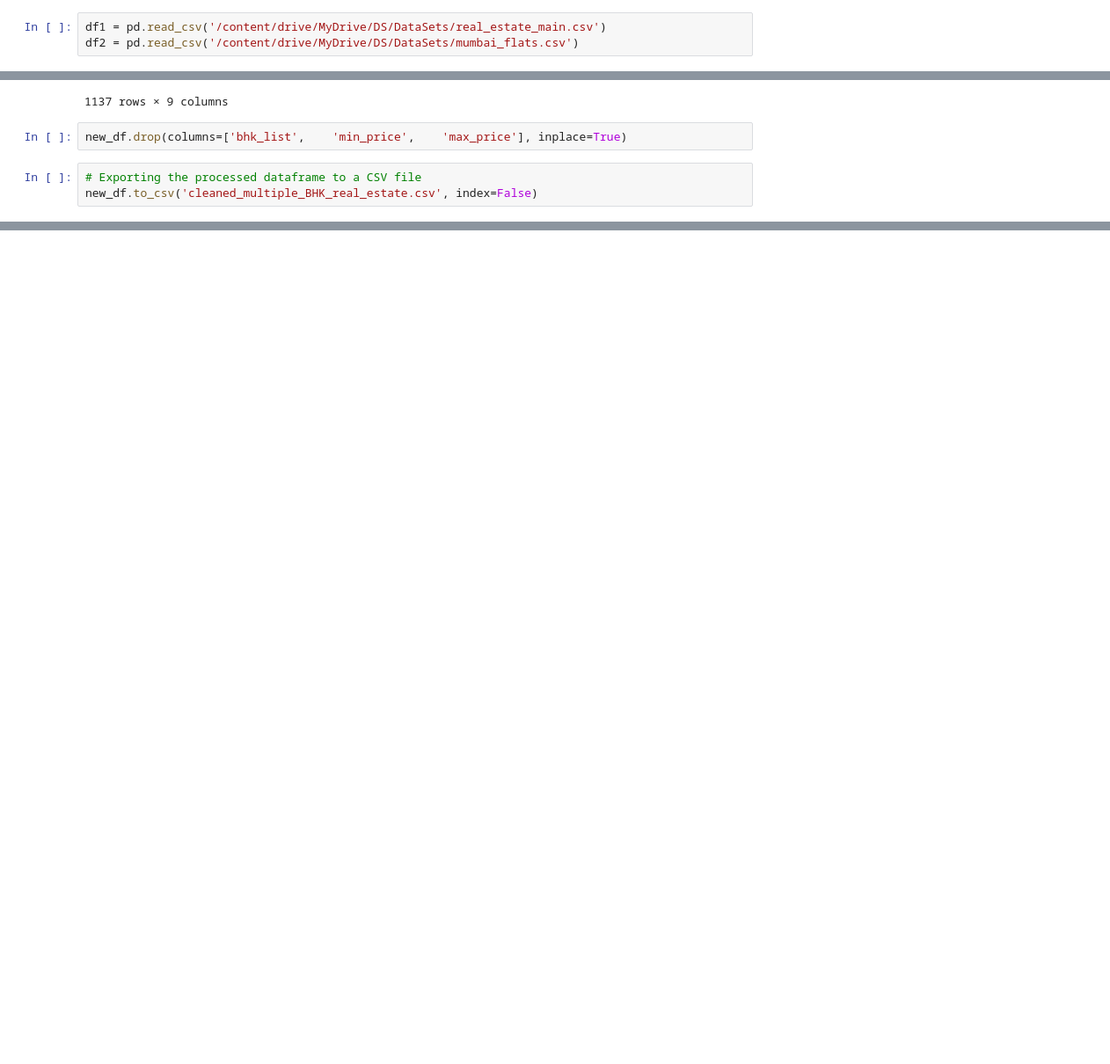
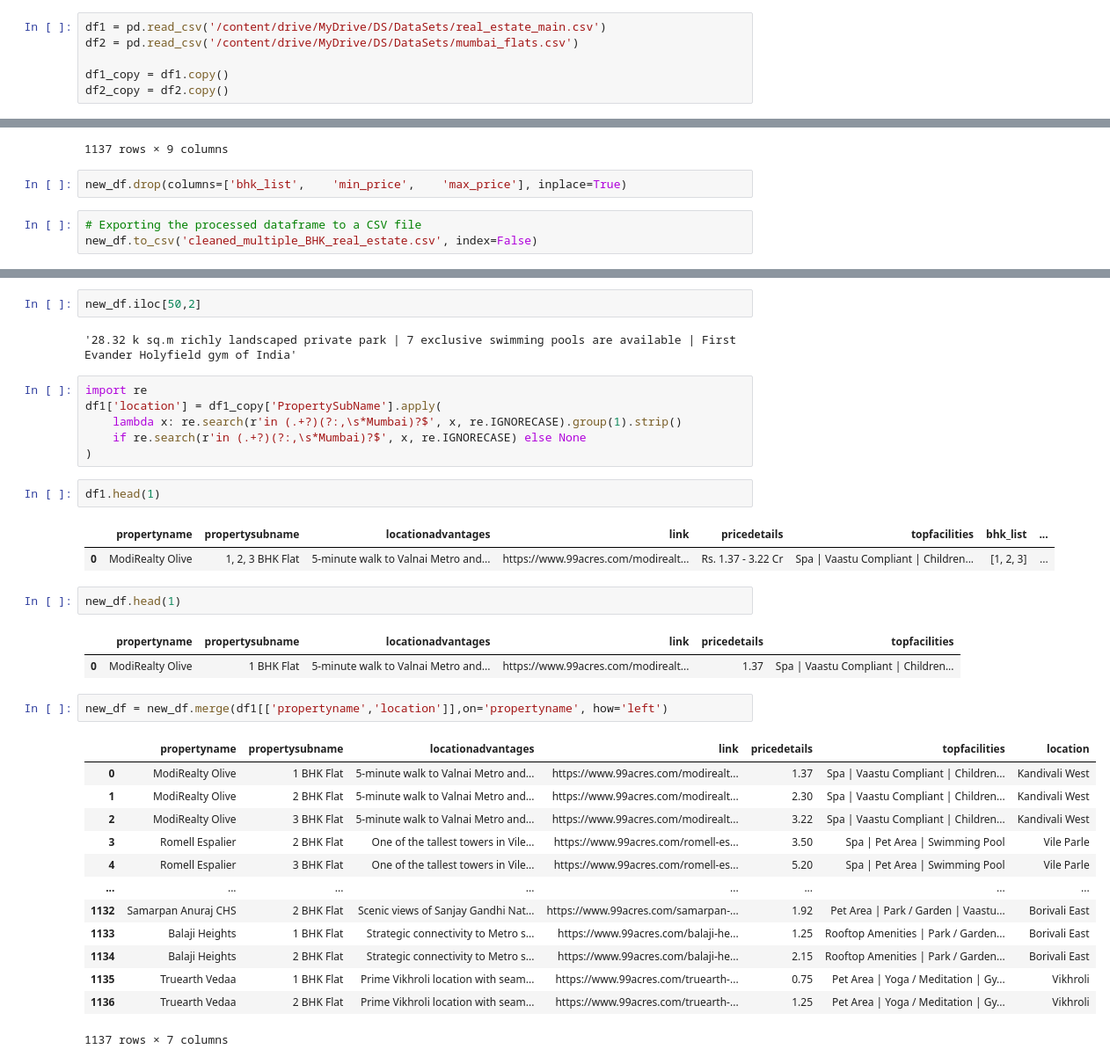
Before and after one commit to ShlokBagwe/Realytics-End-to-End-Real-Estate-Intelligence-Platform, a Jupyter notebook: Real_Estate_Data_Merge.ipynb, the cells around one changed output, grey strips where cells are left out. Shown at 88% size. Cells and saved outputs as stored; diff of their text form; blank space fills up the shorter version.

Commit message:
Added location column to the new_df

```diff
--- a/Real_Estate_Data_Merge.ipynb
+++ b/Real_Estate_Data_Merge.ipynb
@@ -6,6 +6,9 @@ import seaborn as sns
 # %%
 df1 = pd.read_csv('/content/drive/MyDrive/DS/DataSets/real_estate_main.csv')
 df2 = pd.read_csv('/content/drive/MyDrive/DS/DataSets/mumbai_flats.csv')
+
+df1_copy = df1.copy()
+df2_copy = df2.copy()
 # %%
 df1.head()
 # %% [output]
@@ -179,0 +206,36 @@ new_df.to_csv('cleaned_multiple_BHK_real_estate.csv', index=False)
+# %%
+new_df.iloc[50,2]
+# %% [output]
+'28.32 k sq.m richly landscaped private park | 7 exclusive swimming pools are available | First Evander Holyfield gym of India'
+# %%
+import re
+df1['location'] = df1_copy['PropertySubName'].apply(
+    lambda x: re.search(r'in (.+?)(?:,\s*Mumbai)?$', x, re.IGNORECASE).group(1).strip()
+    if re.search(r'in (.+?)(?:,\s*Mumbai)?$', x, re.IGNORECASE) else None
+)
+# %%
+df1.head(1)
+# %% [output]
+|  | propertyname | propertysubname | locationadvantages | link | pricedetails | topfacilities | bhk_list | ... |
+| 0 | ModiRealty Olive | 1, 2, 3 BHK Flat | 5-minute walk to Valnai Metro and... | https://www.99acres.com/modirealt... | Rs. 1.37 - 3.22 Cr | Spa | Vaastu Compliant | Children... | [1, 2, 3] | ... |
+# %%
+new_df.head(1)
+# %% [output]
+|  | propertyname | propertysubname | locationadvantages | link | pricedetails | topfacilities |
+| 0 | ModiRealty Olive | 1 BHK Flat | 5-minute walk to Valnai Metro and... | https://www.99acres.com/modirealt... | 1.37 | Spa | Vaastu Compliant | Children... |
+# %%
+new_df = new_df.merge(df1[['propertyname','location']],on='propertyname', how='left')
+# %% [output]
+|  | propertyname | propertysubname | locationadvantages | link | pricedetails | topfacilities | location |
+| 0 | ModiRealty Olive | 1 BHK Flat | 5-minute walk to Valnai Metro and... | https://www.99acres.com/modirealt... | 1.37 | Spa | Vaastu Compliant | Children... | Kandivali West |
+| 1 | ModiRealty Olive | 2 BHK Flat | 5-minute walk to Valnai Metro and... | https://www.99acres.com/modirealt... | 2.30 | Spa | Vaastu Compliant | Children... | Kandivali West |
+| 2 | ModiRealty Olive | 3 BHK Flat | 5-minute walk to Valnai Metro and... | https://www.99acres.com/modirealt... | 3.22 | Spa | Vaastu Compliant | Children... | Kandivali West |
+| 3 | Romell Espalier | 2 BHK Flat | One of the tallest towers in Vile... | https://www.99acres.com/romell-es... | 3.50 | Spa | Pet Area | Swimming Pool | Vile Parle |
+| 4 | Romell Espalier | 3 BHK Flat | One of the tallest towers in Vile... | https://www.99acres.com/romell-es... | 5.20 | Spa | Pet Area | Swimming Pool | Vile Parle |
+| ... | ... | ... | ... | ... | ... | ... | ... |
+| 1132 | Samarpan Anuraj CHS | 2 BHK Flat | Scenic views of Sanjay Gandhi Nat... | https://www.99acres.com/samarpan-... | 1.92 | Pet Area | Park / Garden | Vaastu... | Borivali East |
+| 1133 | Balaji Heights | 1 BHK Flat | Strategic connectivity to Metro s... | https://www.99acres.com/balaji-he... | 1.25 | Rooftop Amenities | Park / Garden... | Borivali East |
+| 1134 | Balaji Heights | 2 BHK Flat | Strategic connectivity to Metro s... | https://www.99acres.com/balaji-he... | 2.15 | Rooftop Amenities | Park / Garden... | Borivali East |
+| 1135 | Truearth Vedaa | 1 BHK Flat | Prime Vikhroli location with seam... | https://www.99acres.com/truearth-... | 0.75 | Pet Area | Yoga / Meditation | Gy... | Vikhroli |
+| 1136 | Truearth Vedaa | 2 BHK Flat | Prime Vikhroli location with seam... | https://www.99acres.com/truearth-... | 1.25 | Pet Area | Yoga / Meditation | Gy... | Vikhroli |
+1137 rows × 7 columns
```
Also changed, not shown: parts of 4 cells of this notebook.
